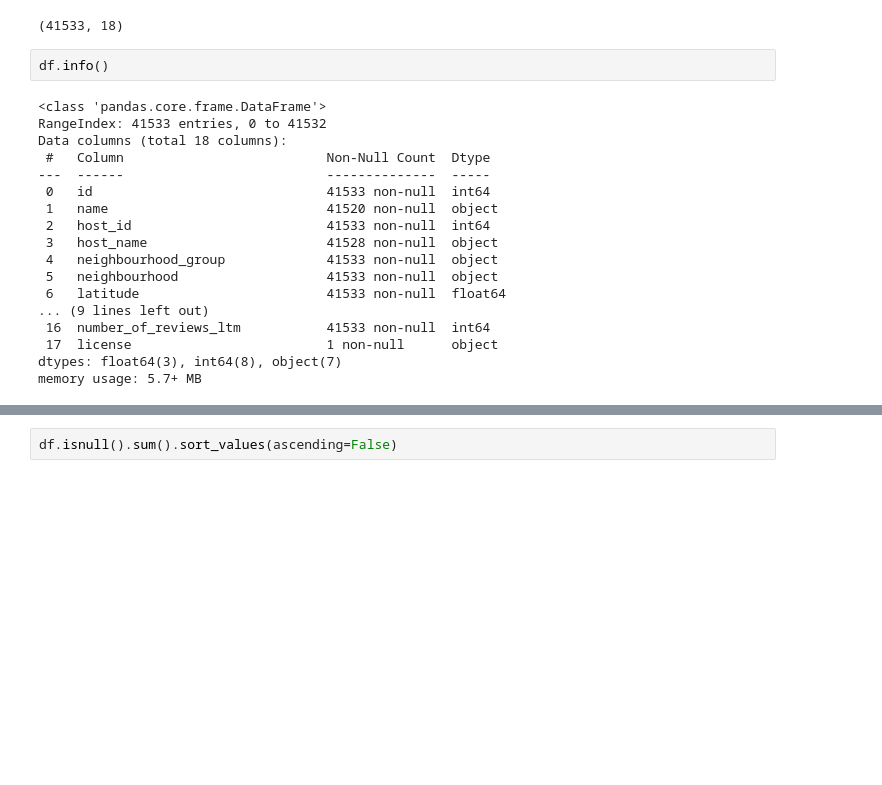
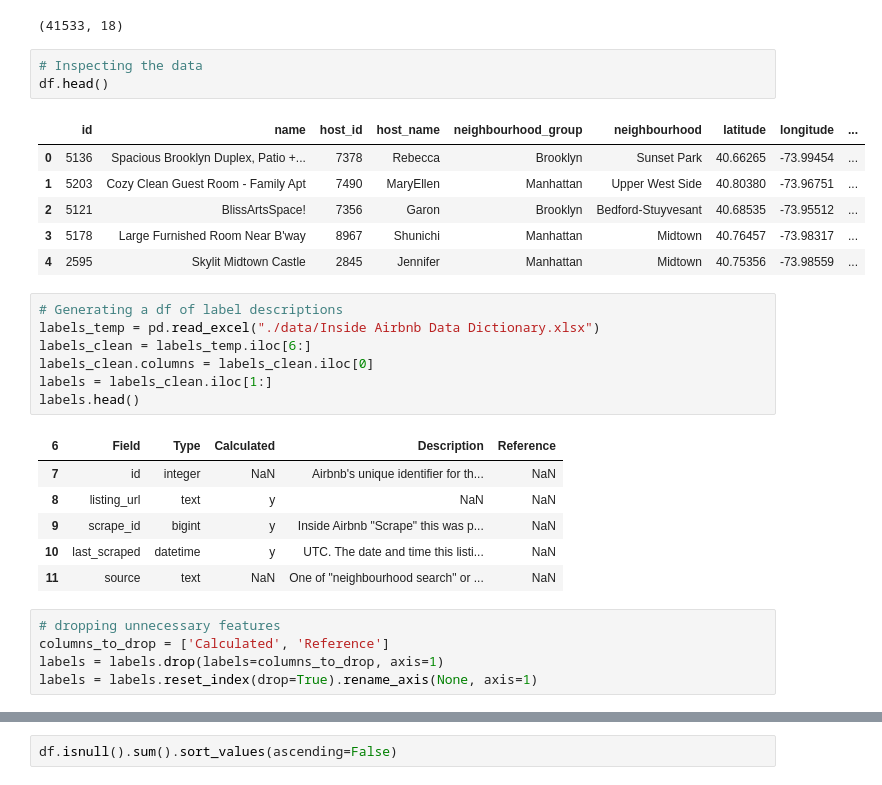
Before and after one commit to n-altawam/Sprinboard, a Jupyter notebook: Capstone 2/data_wrangling.ipynb, the cells around one changed output, grey strips where cells are left out. Drawn from its saved outputs; the diff is of its cells as text; blank space fills up the shorter version.

```diff
--- a/Capstone 2/data_wrangling.ipynb
+++ b/Capstone 2/data_wrangling.ipynb
@@ -13,23 +13,32 @@ df = pd.read_csv("./data/listings.csv")
 df.shape
 # %% [output]
 (41533, 18)
-# %%
-df.info()
-# %% [output]
-<class 'pandas.core.frame.DataFrame'>
-RangeIndex: 41533 entries, 0 to 41532
-Data columns (total 18 columns):
- #   Column                          Non-Null Count  Dtype
----  ------                          --------------  -----
- 0   id                              41533 non-null  int64
- 1   name                            41520 non-null  object
- 2   host_id                         41533 non-null  int64
- 3   host_name                       41528 non-null  object
- 4   neighbourhood_group             41533 non-null  object
- 5   neighbourhood                   41533 non-null  object
- 6   latitude                        41533 non-null  float64
-... (9 lines left out)
- 16  number_of_reviews_ltm           41533 non-null  int64
- 17  license                         1 non-null      object
-dtypes: float64(3), int64(8), object(7)
-memory usage: 5.7+ MB
+# %%
+# Inspecting the data
+df.head()
+# %% [output]
+|  | id | name | host_id | host_name | neighbourhood_group | neighbourhood | latitude | longitude | ... |
+| 0 | 5136 | Spacious Brooklyn Duplex, Patio +... | 7378 | Rebecca | Brooklyn | Sunset Park | 40.66265 | -73.99454 | ... |
+| 1 | 5203 | Cozy Clean Guest Room - Family Apt | 7490 | MaryEllen | Manhattan | Upper West Side | 40.80380 | -73.96751 | ... |
+| 2 | 5121 | BlissArtsSpace! | 7356 | Garon | Brooklyn | Bedford-Stuyvesant | 40.68535 | -73.95512 | ... |
+| 3 | 5178 | Large Furnished Room Near B'way | 8967 | Shunichi | Manhattan | Midtown | 40.76457 | -73.98317 | ... |
+| 4 | 2595 | Skylit Midtown Castle | 2845 | Jennifer | Manhattan | Midtown | 40.75356 | -73.98559 | ... |
+# %%
+# Generating a df of label descriptions
+labels_temp = pd.read_excel("./data/Inside Airbnb Data Dictionary.xlsx")
+labels_clean = labels_temp.iloc[6:]
+labels_clean.columns = labels_clean.iloc[0]
+labels = labels_clean.iloc[1:]
+labels.head()
+# %% [output]
+| 6 | Field | Type | Calculated | Description | Reference |
+| 7 | id | integer | NaN | Airbnb's unique identifier for th... | NaN |
+| 8 | listing_url | text | y | NaN | NaN |
+| 9 | scrape_id | bigint | y | Inside Airbnb "Scrape" this was p... | NaN |
+| 10 | last_scraped | datetime | y | UTC. The date and time this listi... | NaN |
+| 11 | source | text | NaN | One of "neighbourhood search" or ... | NaN |
+# %%
+# dropping unnecessary features
+columns_to_drop = ['Calculated', 'Reference']
+labels = labels.drop(labels=columns_to_drop, axis=1)
+labels = labels.reset_index(drop=True).rename_axis(None, axis=1)
```
Also changed, not shown: parts of 13 cells of this notebook, 1 other file.
